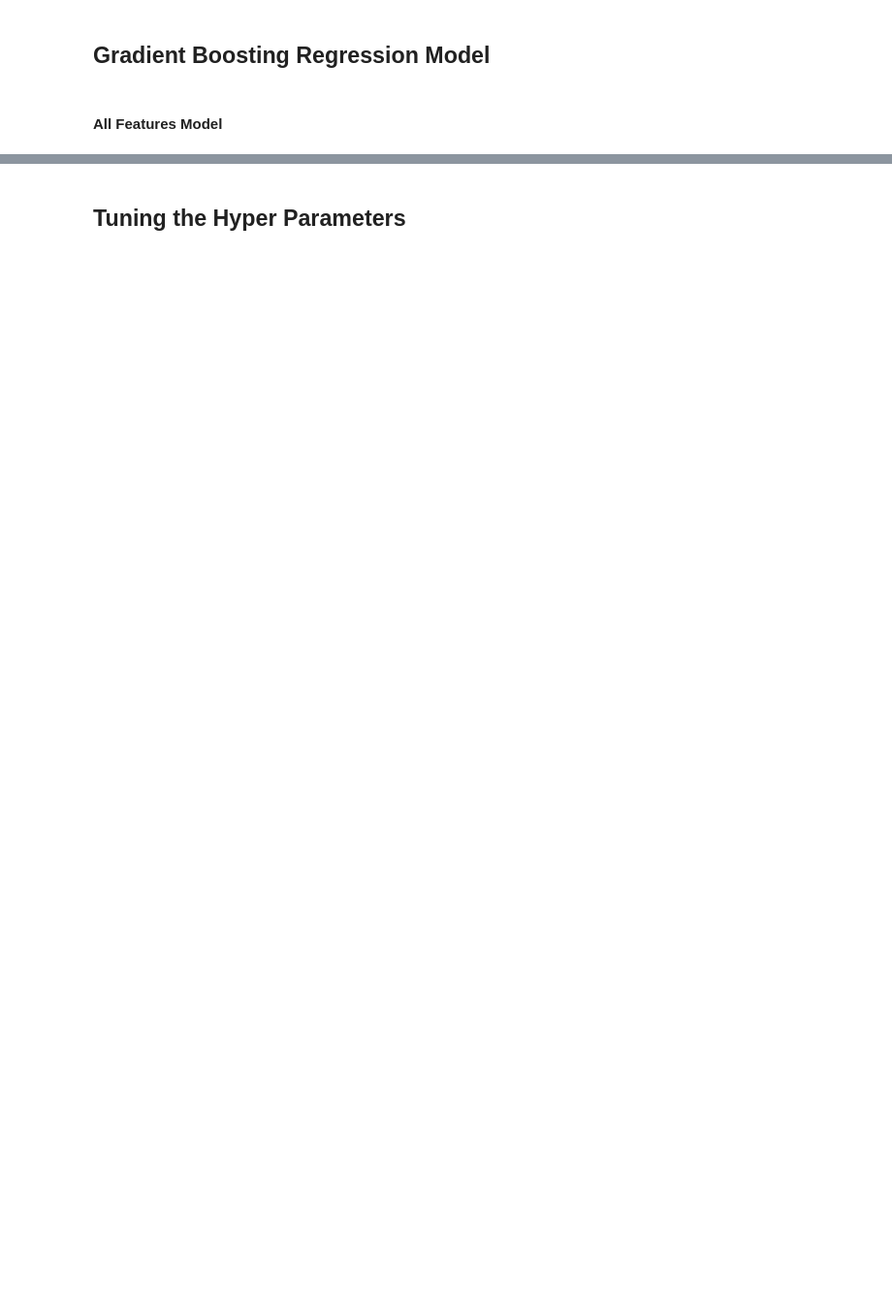
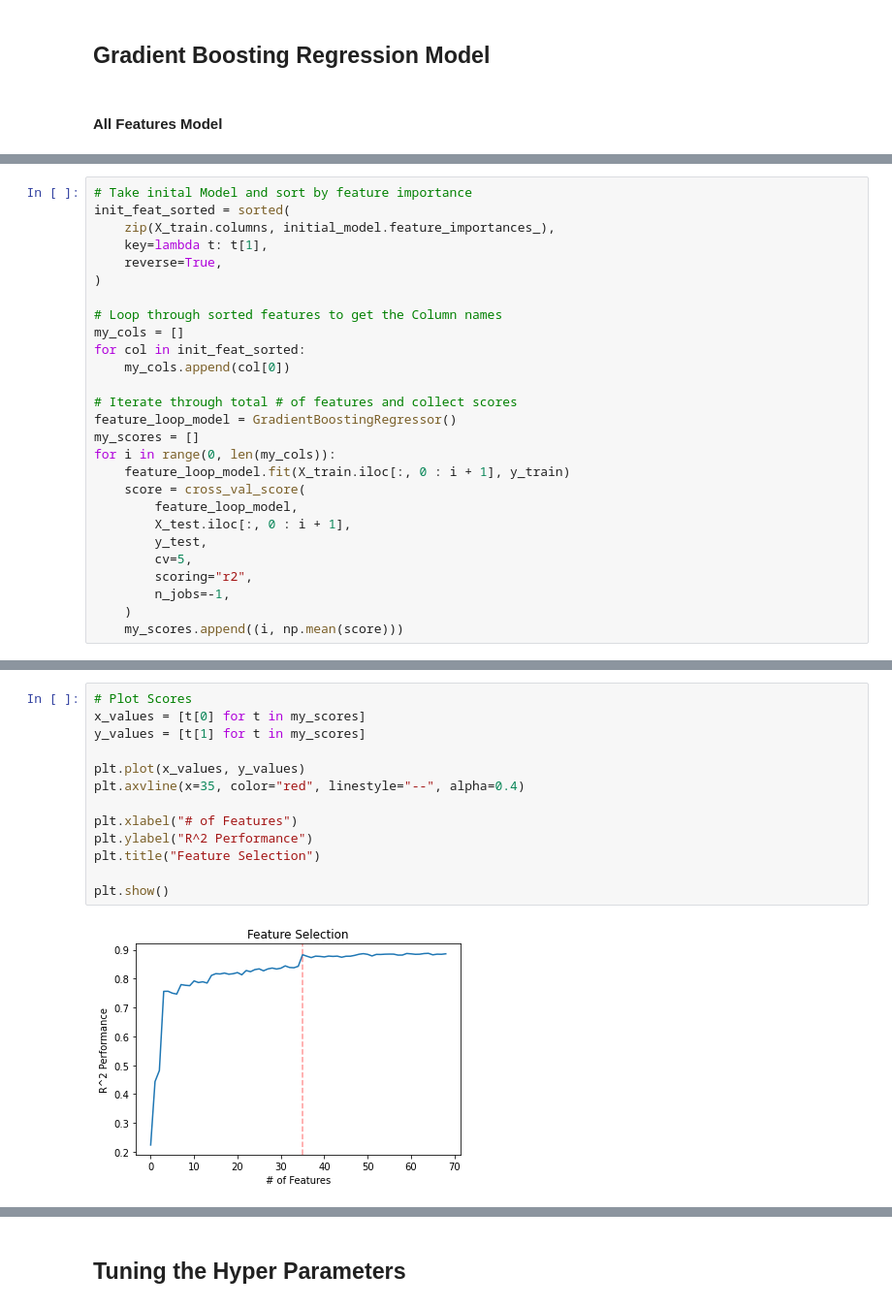
Before and after one commit to jasonphillip/Ames_Housing_ML_Project, a Jupyter notebook: models/UPDATED-gradient-boosting-models.ipynb, the cells around one changed output, grey strips where cells are left out. Shown at 97% size. Saved outputs shown, nothing was run; the diff lists cells and outputs as text; blank space fills up the shorter version.

```diff
--- a/models/UPDATED-gradient-boosting-models.ipynb
+++ b/models/UPDATED-gradient-boosting-models.ipynb
@@ -338,0 +297,27 @@ Note that we pass the negative of the MAE scores because scikit-learn's cross_va
+# %%
+# Take inital Model and sort by feature importance
+init_feat_sorted = sorted(
+    zip(X_train.columns, initial_model.feature_importances_),
+    key=lambda t: t[1],
+    reverse=True,
+)
+
+# Loop through sorted features to get the Column names
+my_cols = []
+for col in init_feat_sorted:
+    my_cols.append(col[0])
+
+# Iterate through total # of features and collect scores
+feature_loop_model = GradientBoostingRegressor()
+my_scores = []
+for i in range(0, len(my_cols)):
+    feature_loop_model.fit(X_train.iloc[:, 0 : i + 1], y_train)
+    score = cross_val_score(
+        feature_loop_model,
+        X_test.iloc[:, 0 : i + 1],
+        y_test,
+        cv=5,
+        scoring="r2",
+        n_jobs=-1,
+    )
+    my_scores.append((i, np.mean(score)))
@@ -338,0 +326,15 @@ Note that we pass the negative of the MAE scores because scikit-learn's cross_va
+# %%
+# Plot Scores
+x_values = [t[0] for t in my_scores]
+y_values = [t[1] for t in my_scores]
+
+plt.plot(x_values, y_values)
+plt.axvline(x=35, color="red", linestyle="--", alpha=0.4)
+
+plt.xlabel("# of Features")
+plt.ylabel("R^2 Performance")
+plt.title("Feature Selection")
+
+plt.show()
+# %% [output]
+[figure, added]
```
Also changed, not shown: parts of 53 cells of this notebook.
